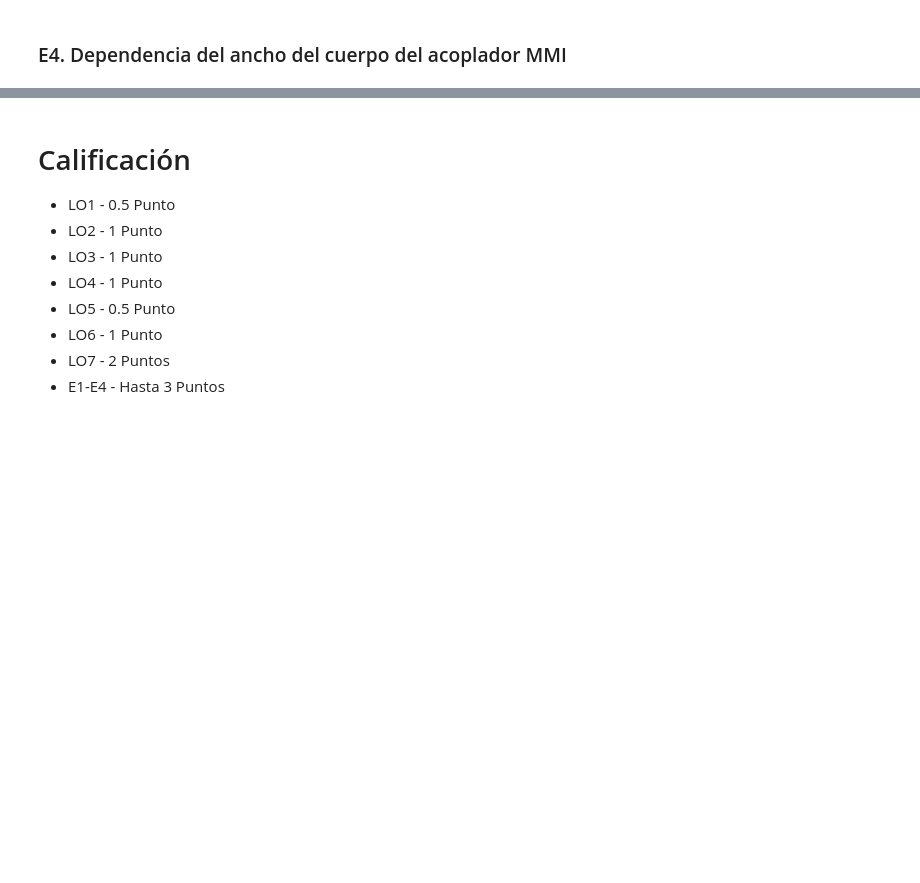
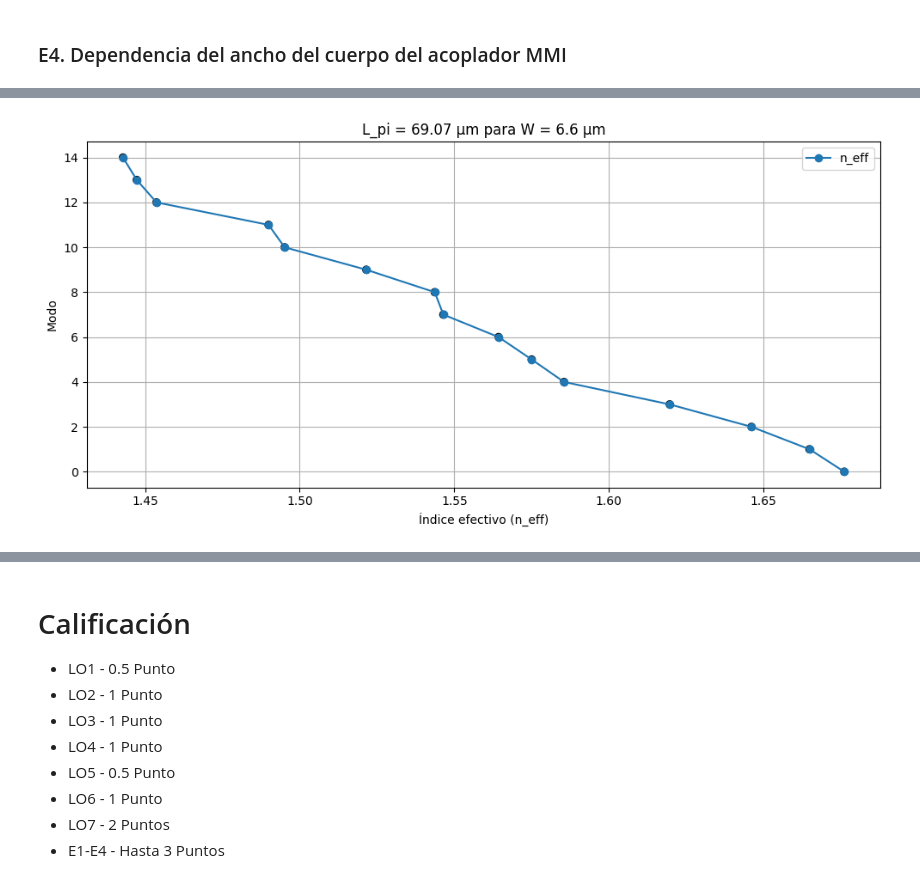
Before and after one commit to jfgimloz/cifoin-lab2, a Jupyter notebook: COUPLERS_Student.ipynb, the cells around one changed output, grey strips where cells are left out. Drawn from its saved outputs; the diff is of its cells as text; code cells hidden in the pictures; blank space fills up the shorter version.

```diff
--- a/COUPLERS_Student.ipynb
+++ b/COUPLERS_Student.ipynb
@@ -1010,6 +855,7 @@ plt.show()
 # %% [markdown]
 ### E4. Dependencia del ancho del cuerpo del acoplador MMI
 # %%
+print("Estos cara dura que no funcionan")
 lambda_c = 1.55
 
 mmi_body_w = 6.6 # ESTUDIANTE. Puedes cambiar manualmente el ancho del cuerpo
@@ -1034,7 +880,22 @@ mmi_body_waveguide = gt.modes.Waveguide(
 
 d_n_eff = mmi_body_waveguide.n_eff[0].real -  mmi_body_waveguide.n_eff[1].real
 
-L_pi = ... # Código ESTUDIANTE aquí
+L_pi = 0.5 * lambda_c / d_n_eff
 
 # Gráfico ESTUDIANTE aquí.
+plt.figure(figsize=(10, 5))
+plt.scatter(mmi_body_waveguide.n_eff.real, range(len(mmi_body_waveguide.n_eff)), edgecolors='k', facecolors='none')
+plt.plot(mmi_body_waveguide.n_eff.real, range(len(mmi_body_waveguide.n_eff)), 'o-', label='n_eff')
+plt.xlabel("Índice efectivo (n_eff)")
+plt.ylabel("Modo")
+plt.title(f"L_pi = {L_pi:.2f} µm para W = {mmi_body_w} µm")
+plt.grid()
+plt.legend()
+plt.tight_layout()
+plt.show()
+plt.show()
+
+print(f"L_pi = {L_pi:.2f} µm")
+
+#HE SOLUCIONADO EL ERROR
 # %% [output]
@@ -1042,0 +904 @@ L_pi = ... # Código ESTUDIANTE aquí
+[figure, added]
```
Also changed, not shown: parts of 14 cells of this notebook.
